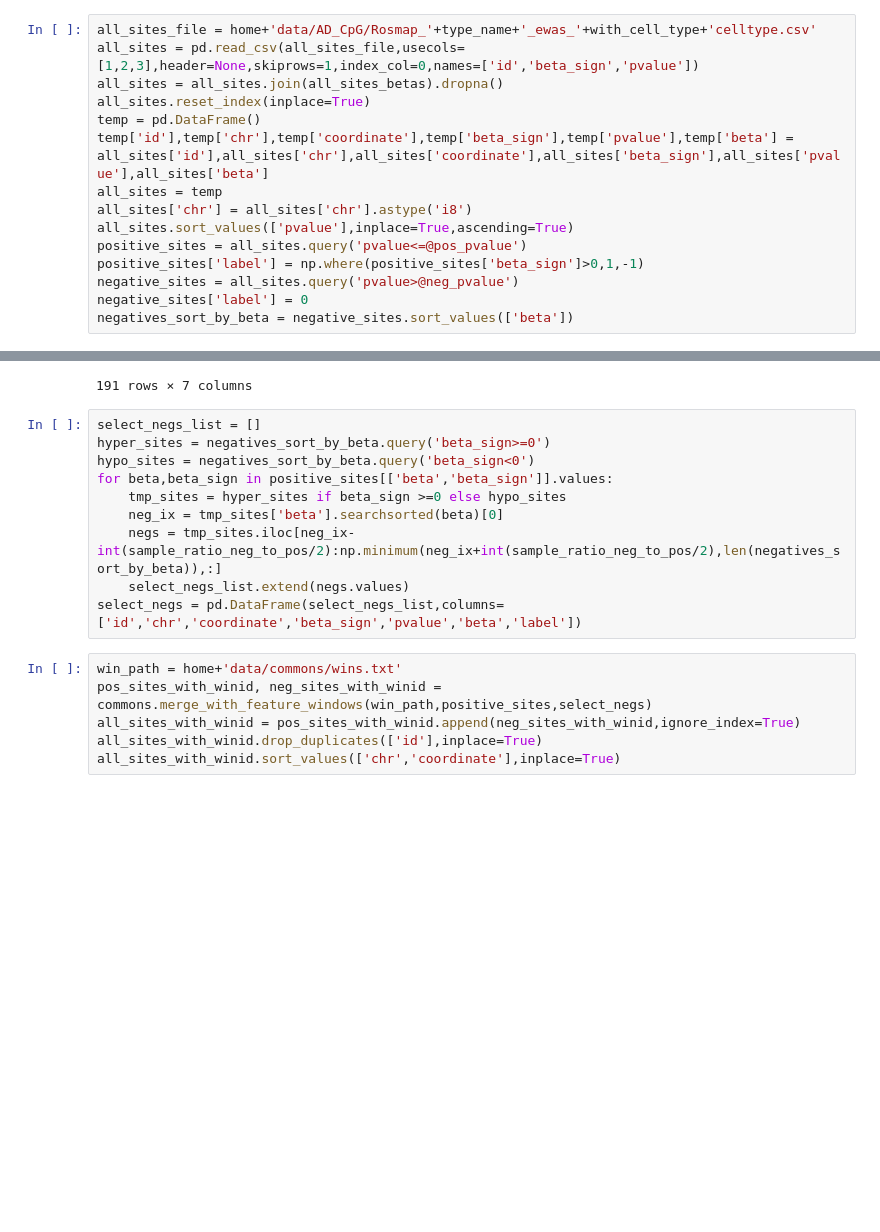
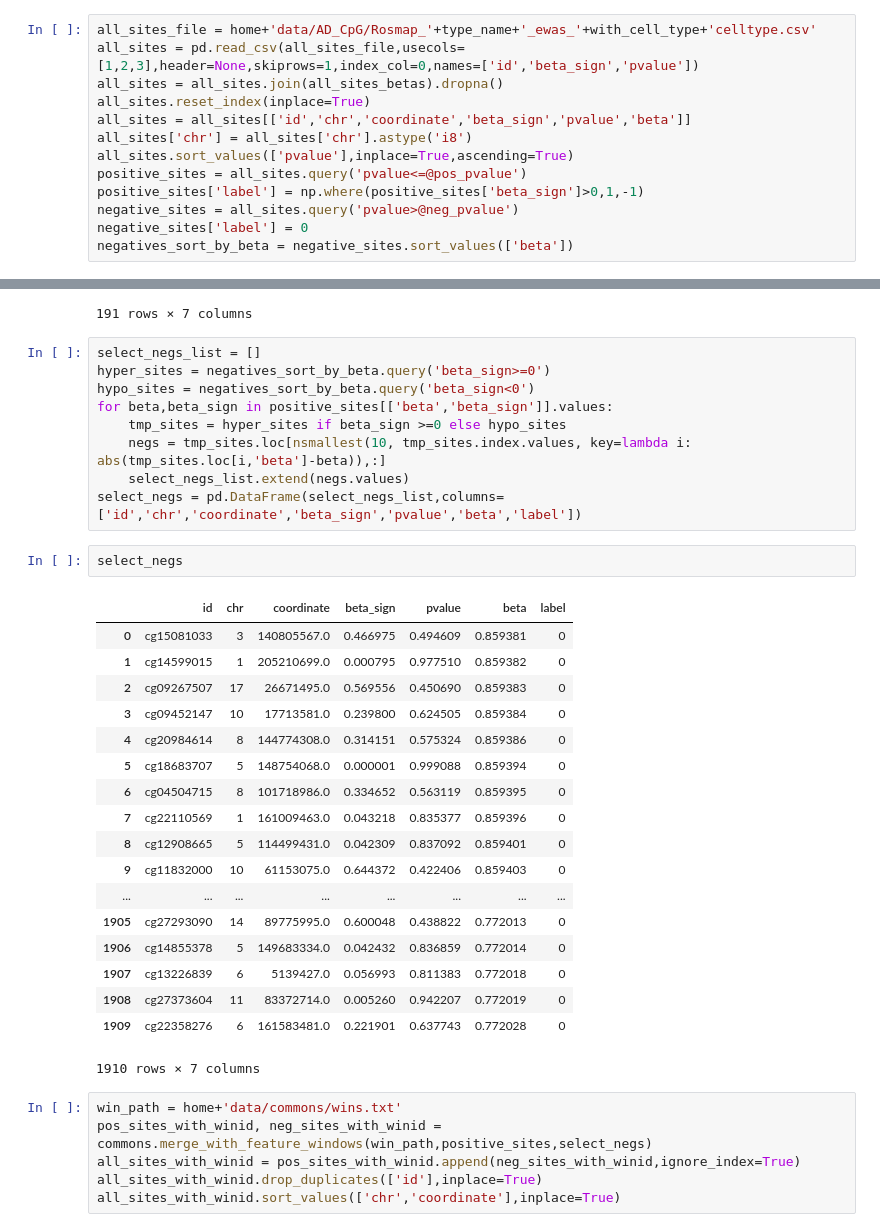
Before and after one commit to xsun28/EWASplus, a Jupyter notebook: code/sites_selection/AD_ewas_sites_selection.ipynb, the cells around one changed output, grey strips where cells are left out. Saved outputs shown, nothing was run; the diff lists cells and outputs as text; blank space fills up the shorter version.

```diff
--- a/code/sites_selection/AD_ewas_sites_selection.ipynb
+++ b/code/sites_selection/AD_ewas_sites_selection.ipynb
@@ -44,9 +38,7 @@ all_sites_file = home+'data/AD_CpG/Rosmap_'+type_name+'_ewas_'+with_cell_type+'c
 all_sites = pd.read_csv(all_sites_file,usecols=[1,2,3],header=None,skiprows=1,index_col=0,names=['id','beta_sign','pvalue'])
 all_sites = all_sites.join(all_sites_betas).dropna()
 all_sites.reset_index(inplace=True)
-temp = pd.DataFrame()
-temp['id'],temp['chr'],temp['coordinate'],temp['beta_sign'],temp['pvalue'],temp['beta'] = all_sites['id'],all_sites['chr'],all_sites['coordinate'],all_sites['beta_sign'],all_sites['pvalue'],all_sites['beta']
-all_sites = temp
+all_sites = all_sites[['id','chr','coordinate','beta_sign','pvalue','beta']]
 all_sites['chr'] = all_sites['chr'].astype('i8')
 all_sites.sort_values(['pvalue'],inplace=True,ascending=True)
 positive_sites = all_sites.query('pvalue<=@pos_pvalue')
@@ -90,10 +82,30 @@ hyper_sites = negatives_sort_by_beta.query('beta_sign>=0')
 hypo_sites = negatives_sort_by_beta.query('beta_sign<0')
 for beta,beta_sign in positive_sites[['beta','beta_sign']].values:
     tmp_sites = hyper_sites if beta_sign >=0 else hypo_sites
-    neg_ix = tmp_sites['beta'].searchsorted(beta)[0]
-    negs = tmp_sites.iloc[neg_ix-int(sample_ratio_neg_to_pos/2):np.minimum(neg_ix+int(sample_ratio_neg_to_pos/2),len(negatives_sort_by_beta)),:]
+    negs = tmp_sites.loc[nsmallest(10, tmp_sites.index.values, key=lambda i: abs(tmp_sites.loc[i,'beta']-beta)),:]
     select_negs_list.extend(negs.values)
 select_negs = pd.DataFrame(select_negs_list,columns=['id','chr','coordinate','beta_sign','pvalue','beta','label'])
+# %%
+select_negs
+# %% [output]
+|  | id | chr | coordinate | beta_sign | pvalue | beta | label |
+| 0 | cg15081033 | 3 | 140805567.0 | 0.466975 | 0.494609 | 0.859381 | 0 |
+| 1 | cg14599015 | 1 | 205210699.0 | 0.000795 | 0.977510 | 0.859382 | 0 |
+| 2 | cg09267507 | 17 | 26671495.0 | 0.569556 | 0.450690 | 0.859383 | 0 |
+| 3 | cg09452147 | 10 | 17713581.0 | 0.239800 | 0.624505 | 0.859384 | 0 |
+| 4 | cg20984614 | 8 | 144774308.0 | 0.314151 | 0.575324 | 0.859386 | 0 |
+| 5 | cg18683707 | 5 | 148754068.0 | 0.000001 | 0.999088 | 0.859394 | 0 |
+| 6 | cg04504715 | 8 | 101718986.0 | 0.334652 | 0.563119 | 0.859395 | 0 |
+| 7 | cg22110569 | 1 | 161009463.0 | 0.043218 | 0.835377 | 0.859396 | 0 |
+| 8 | cg12908665 | 5 | 114499431.0 | 0.042309 | 0.837092 | 0.859401 | 0 |
+| 9 | cg11832000 | 10 | 61153075.0 | 0.644372 | 0.422406 | 0.859403 | 0 |
+| ... | ... | ... | ... | ... | ... | ... | ... |
+| 1905 | cg27293090 | 14 | 89775995.0 | 0.600048 | 0.438822 | 0.772013 | 0 |
+| 1906 | cg14855378 | 5 | 149683334.0 | 0.042432 | 0.836859 | 0.772014 | 0 |
+| 1907 | cg13226839 | 6 | 5139427.0 | 0.056993 | 0.811383 | 0.772018 | 0 |
+| 1908 | cg27373604 | 11 | 83372714.0 | 0.005260 | 0.942207 | 0.772019 | 0 |
+| 1909 | cg22358276 | 6 | 161583481.0 | 0.221901 | 0.637743 | 0.772028 | 0 |
+1910 rows × 7 columns
 # %%
 win_path = home+'data/commons/wins.txt'
 pos_sites_with_winid, neg_sites_with_winid = commons.merge_with_feature_windows(win_path,positive_sites,select_negs)
```
Also changed, not shown: parts of 3 cells of this notebook, 32 other files.
